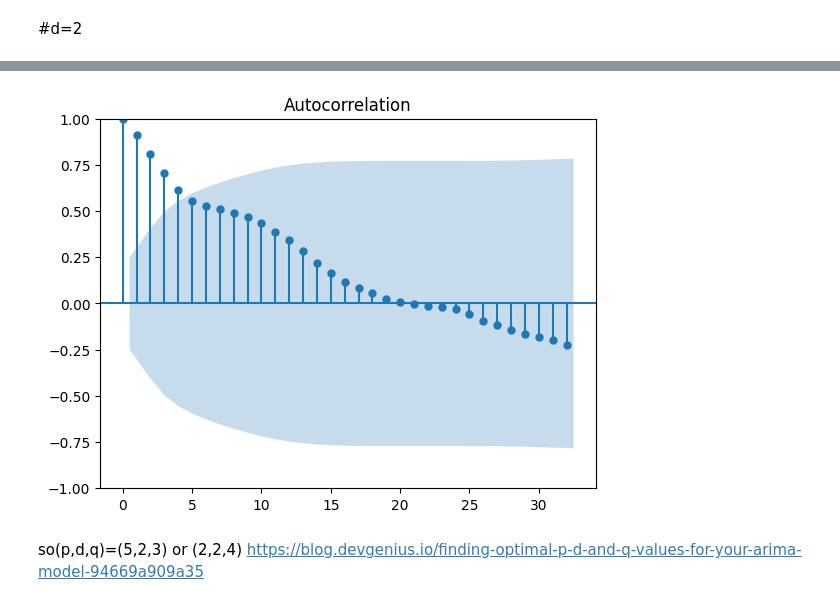
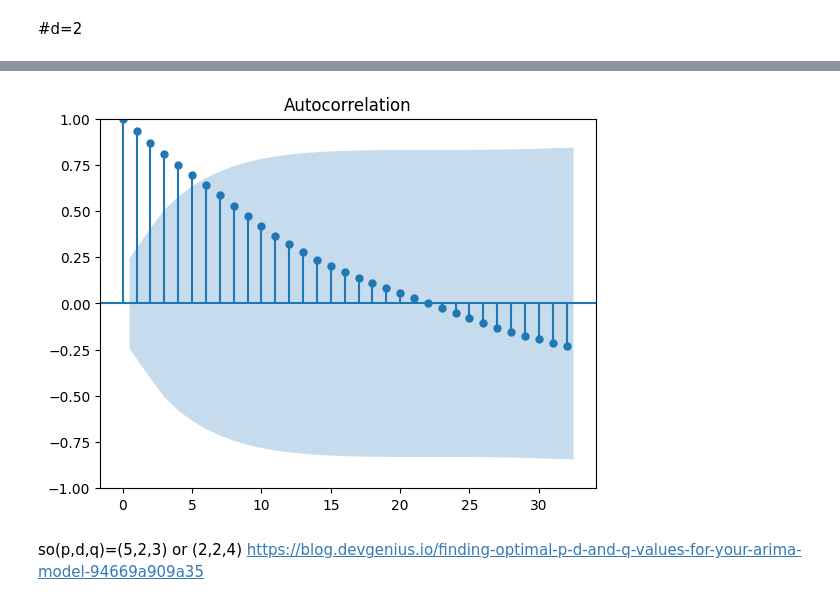
Before and after one commit to Lestonrego/Time-series, a Jupyter notebook: Time_Series.ipynb, the cells around one changed output, grey strips where cells are left out. Cells and saved outputs as stored; diff of their text form; code cells hidden in the pictures.

```diff
--- a/Time_Series.ipynb
+++ b/Time_Series.ipynb
@@ -569,10 +559,10 @@ plot_pacf(cp.diff(2).dropna(),lags=30)
 # %%
 
-plot_acf(cp.diff(2).dropna(),lags=32)
+plot_acf(cp,lags=32)
 plt.show()
-#q=1,2,3,4
+#q=1,2,3,4,5
 # %% [output]
-[figure, old version]
+[figure, new version]
 # %% [markdown]
 so(p,d,q)=(5,2,3) or (2,2,4) https://blog.devgenius.io/finding-optimal-p-d-and-q-values-for-your-arima-model-94669a909a35
 # %%
```
Also changed, not shown: parts of 15 cells of this notebook.
